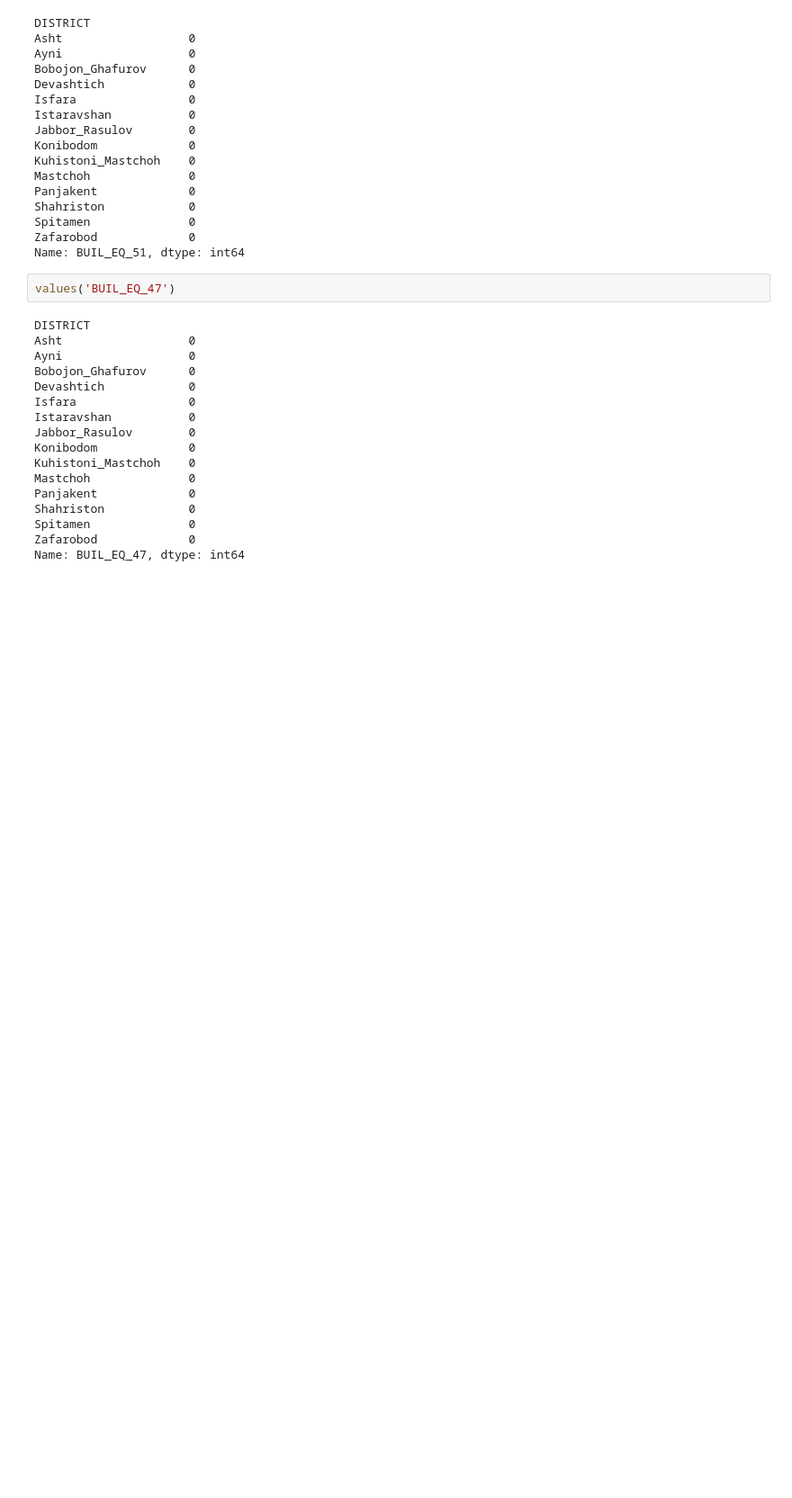
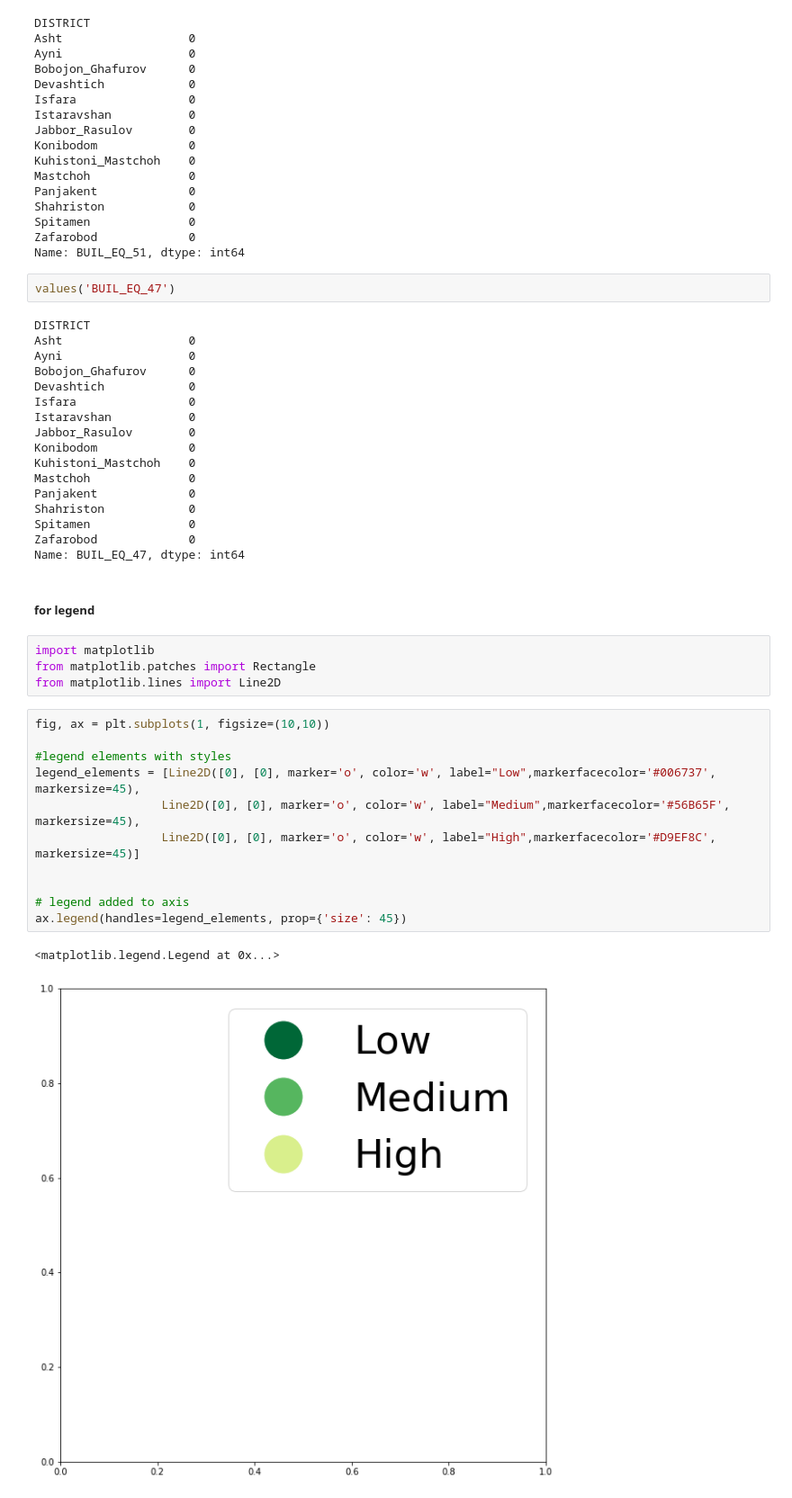
Before and after one commit to Geoinformatics-Center/tajikistan-exposure-graphs, a Jupyter notebook: generate graph for district level.ipynb, the cells around one changed output. Shown at 90% size. Cells and saved outputs as stored; diff of their text form; blank space fills up the shorter version.

Commit message:
try to add legend only

```diff
--- a/generate graph for district level.ipynb
+++ b/generate graph for district level.ipynb
@@ -310,3 +310,23 @@ Shahriston            0
 Spitamen              0
 Zafarobod             0
 Name: BUIL_EQ_47, dtype: int64
+# %% [markdown]
+##### for legend
+# %%
+import matplotlib
+from matplotlib.patches import Rectangle
+from matplotlib.lines import Line2D
+# %%
+fig, ax = plt.subplots(1, figsize=(10,10))
+
+#legend elements with styles
+legend_elements = [Line2D([0], [0], marker='o', color='w', label="Low",markerfacecolor='#006737', markersize=45),
+                  Line2D([0], [0], marker='o', color='w', label="Medium",markerfacecolor='#56B65F', markersize=45),
+                  Line2D([0], [0], marker='o', color='w', label="High",markerfacecolor='#D9EF8C', markersize=45)]
+
+
+# legend added to axis
+ax.legend(handles=legend_elements, prop={'size': 45})
+# %% [output]
+<matplotlib.legend.Legend at 0x...>
+[figure, added]
```
Also changed, not shown: 1 other file.
